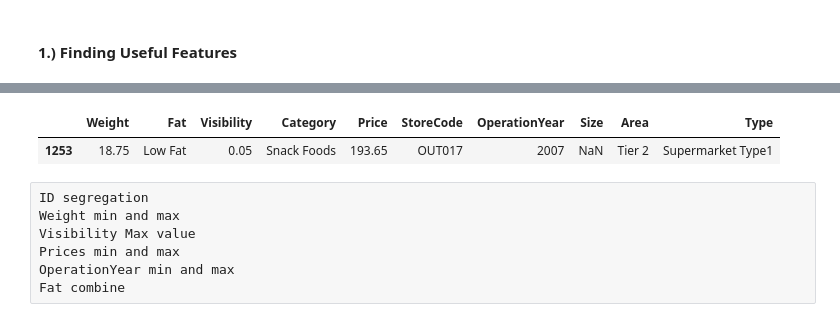
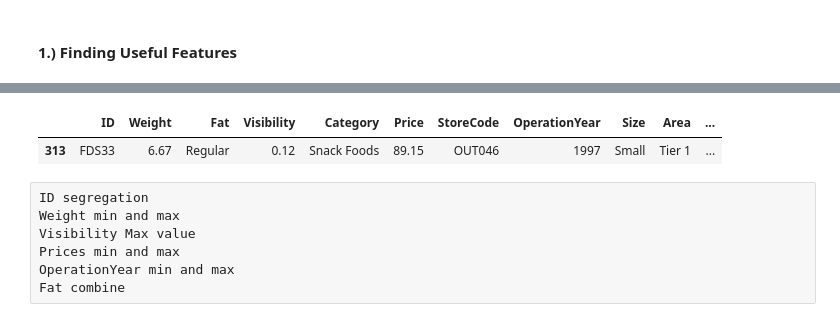
Before and after one commit to simran2104/retail-sales-prediction, a Jupyter notebook: sales_prediction-model.ipynb, the cells around one changed output, grey strips where cells are left out. Saved outputs shown, nothing was run; the diff lists cells and outputs as text; code cells hidden in the pictures.

```diff
--- a/sales_prediction-model.ipynb
+++ b/sales_prediction-model.ipynb
@@ -482,15 +509,15 @@ StoreCode
 # %%
 from sklearn.preprocessing import FunctionTransformer
 
 trf1 = FunctionTransformer(
-    lambda x: x.drop(columns=["No", "Security", "ID"])
+    lambda x: x.drop(columns=["No", "Security"])
 )
 
 X_train_temp = trf1.fit_transform(X_train)
 X_train_temp.sample(1)
 # %% [output]
-|  | Weight | Fat | Visibility | Category | Price | StoreCode | OperationYear | Size | Area | Type |
-| 1253 | 18.75 | Low Fat | 0.05 | Snack Foods | 193.65 | OUT017 | 2007 | NaN | Tier 2 | Supermarket Type1 |
+|  | ID | Weight | Fat | Visibility | Category | Price | StoreCode | OperationYear | Size | Area | ... |
+| 313 | FDS33 | 6.67 | Regular | 0.12 | Snack Foods | 89.15 | OUT046 | 1997 | Small | Tier 1 | ... |
 # %% [raw]
 ID segregation
 Weight min and max
```
Also changed, not shown: parts of 40 cells of this notebook, 2 other files.
